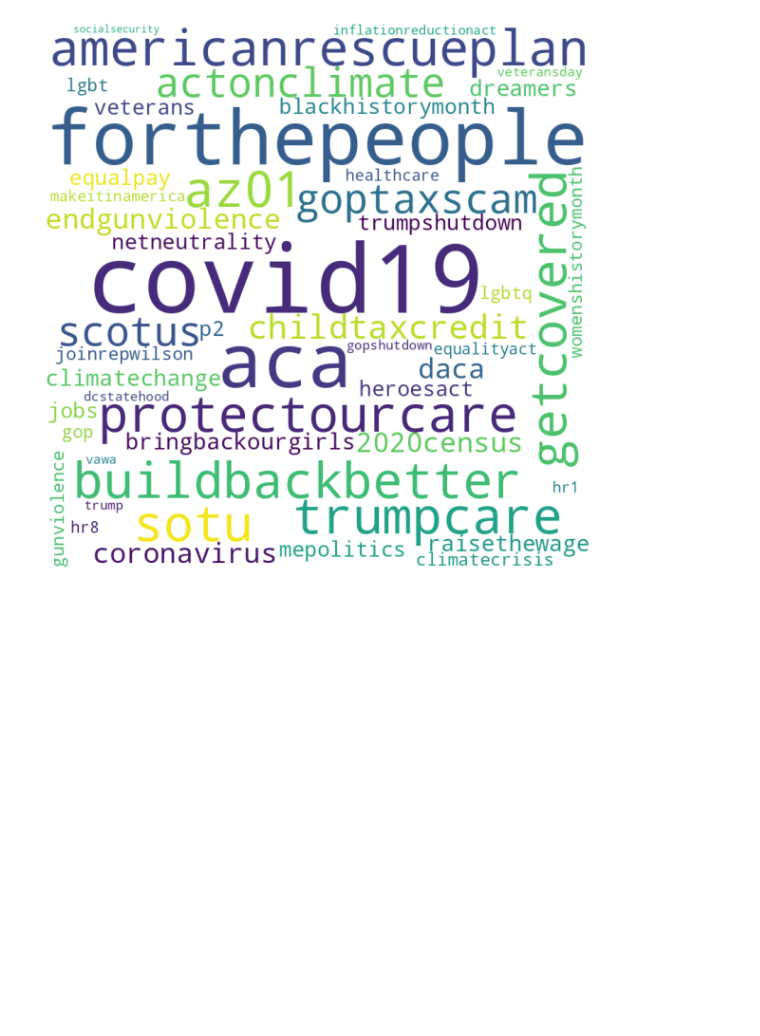
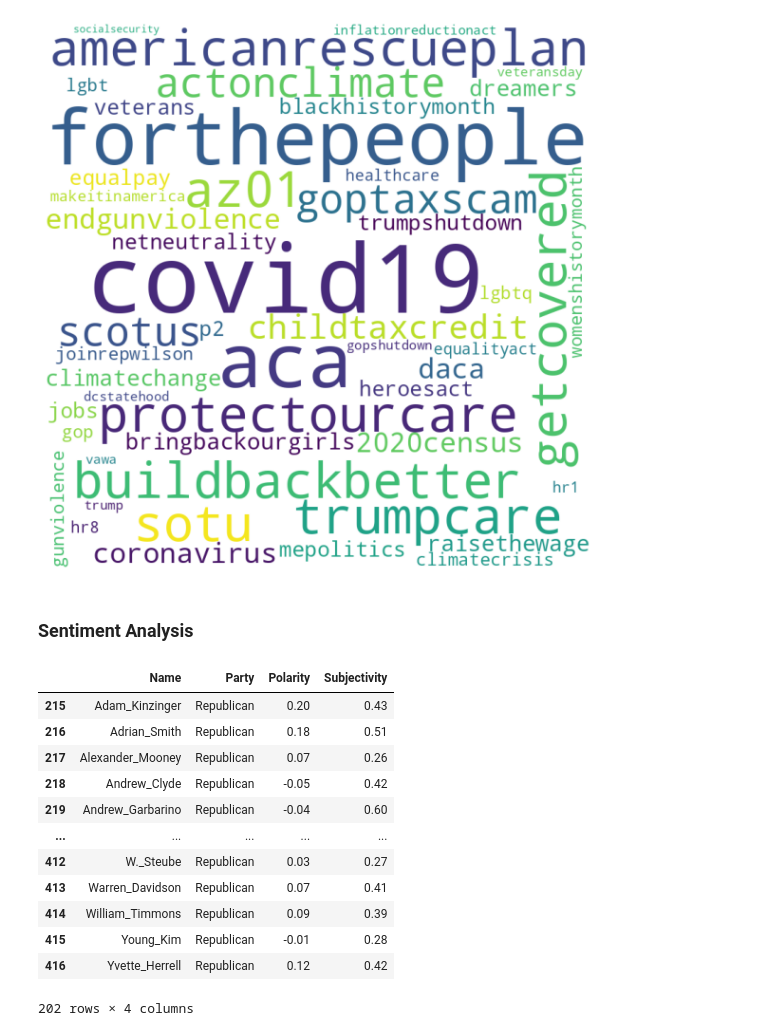
Before and after one commit to VieVaWaldi/PoliticalDespairTwitter, a Jupyter notebook: AnalysisSummary.ipynb, the cells around one changed output. Cells and saved outputs as stored; diff of their text form; code cells hidden in the pictures; blank space fills up the shorter version.

```diff
--- a/AnalysisSummary.ipynb
+++ b/AnalysisSummary.ipynb
@@ -303,3 +303,29 @@ plt.tight_layout(pad = 0)
 plt.show()
 # %% [output]
 [figure]
+# %% [markdown]
+### Sentiment Analysis
+# %%
+df = pd.read_csv('data_preprocessed/sentiment_Hi_KENNY.csv') #sentiment towards FAANG
+df
+
+# seperate between Democrat and Republican
+Republican_sentiment = df[df['Party'].str.contains("Republican")]
+Democrat_sentiment = df[df['Party'].str.contains("Democrat")]
+
+Democrat_sentiment
+Republican_sentiment
+# %% [output]
+|  | Name | Party | Polarity | Subjectivity |
+| 215 | Adam_Kinzinger | Republican | 0.20 | 0.43 |
+| 216 | Adrian_Smith | Republican | 0.18 | 0.51 |
+| 217 | Alexander_Mooney | Republican | 0.07 | 0.26 |
+| 218 | Andrew_Clyde | Republican | -0.05 | 0.42 |
+| 219 | Andrew_Garbarino | Republican | -0.04 | 0.60 |
+| ... | ... | ... | ... | ... |
+| 412 | W._Steube | Republican | 0.03 | 0.27 |
+| 413 | Warren_Davidson | Republican | 0.07 | 0.41 |
+| 414 | William_Timmons | Republican | 0.09 | 0.39 |
+| 415 | Young_Kim | Republican | -0.01 | 0.28 |
+| 416 | Yvette_Herrell | Republican | 0.12 | 0.42 |
+202 rows × 4 columns
```
Also changed, not shown: parts of 2 cells of this notebook.
